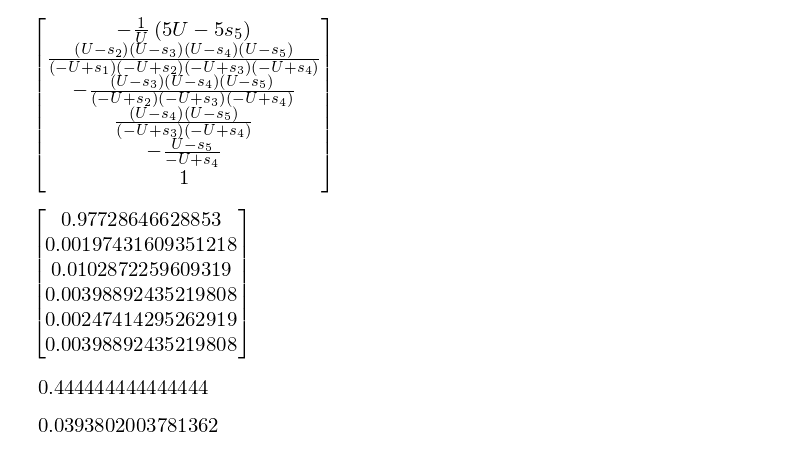
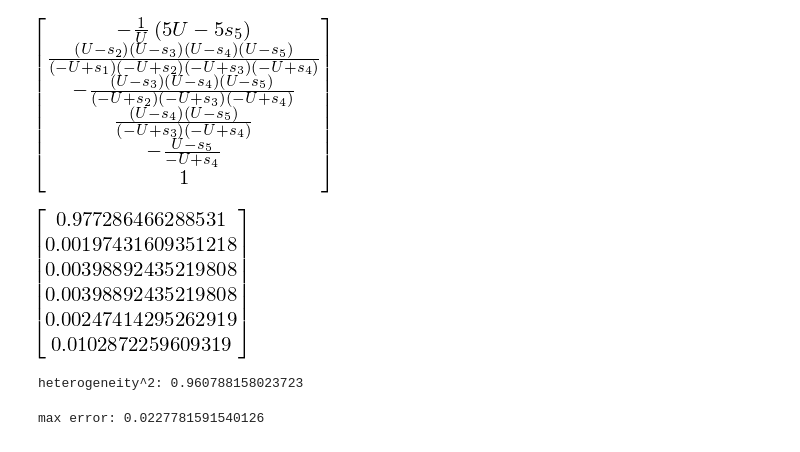
Before and after one commit to yoavram/ipython-notebooks, a Jupyter notebook: MathModels project - s.ipynb, the cells around one changed output. Cells and saved outputs as stored; diff of their text form; code cells hidden in the pictures.

Commit message:
n=5 figure

```diff
--- a/MathModels project - s.ipynb
+++ b/MathModels project - s.ipynb
@@ -283,6 +287,4 @@ n = 5
 s = sympy.symbols('s1:'+str(n+1))
 U = sympy.symbols('U')
 # %%
-subs5 = {U:5e-4, s[0]:5e-2, s[1]:2.5e-2, s[2]:2.5e-2, s[3]:4e-2, s[4]:1e-2}
-print mean(s).subs(subs5)
-print ((s1+s2)/2).subs(subs)
+subs = {U:5e-4, s[0]:5e-2, s[1]:2.5e-2, s[2]:2.5e-2, s[3]:4e-2, s[4]:1e-2}
@@ -311,16 +310,19 @@ v
 # %% [output]
 [figure]
 # %%
-vx = v.subs(subs5)
+vx = v.subs(subs)
 vx /= array(vx).sum()
 vx
 # %% [output]
-[figure, old version]
+[figure, new version]
-# %%
-(max((s[0]-sum(s)/n).subs(subs5),(s[-1]-sum(s)/n).subs(subs5))/(sum(s)/n).subs(subs5))**2
-# %% [output]
-[figure, removed]
-# %%
-max([abs(vx[0]-1-(U/(sum(s)/n)).subs(subs5))] + abs(array(vx[1:])-(U/(sum(s))).subs(subs5)).tolist())
-# %% [output]
-[figure, removed]
+# %%
+s_hom = sum(s)/n
+het = max([(abs(s[i]-s_hom)/s_hom).subs(subs) for i in range(len(s))])**2
+print "heterogeneity^2:", max_err
+# %% [output]
+heterogeneity^2: 0.960788158023723
+# %%
+max_err = max(map(lambda x: abs(x.subs(subs)), [vx[0]-(1-U/s_hom)] + [vx[i]-U/s_hom for i in range(1,len(v))]))
+print "max error:", max_err
+# %% [output]
+max error: 0.0227781591540126
```
Also changed, not shown: parts of 20 cells of this notebook.
